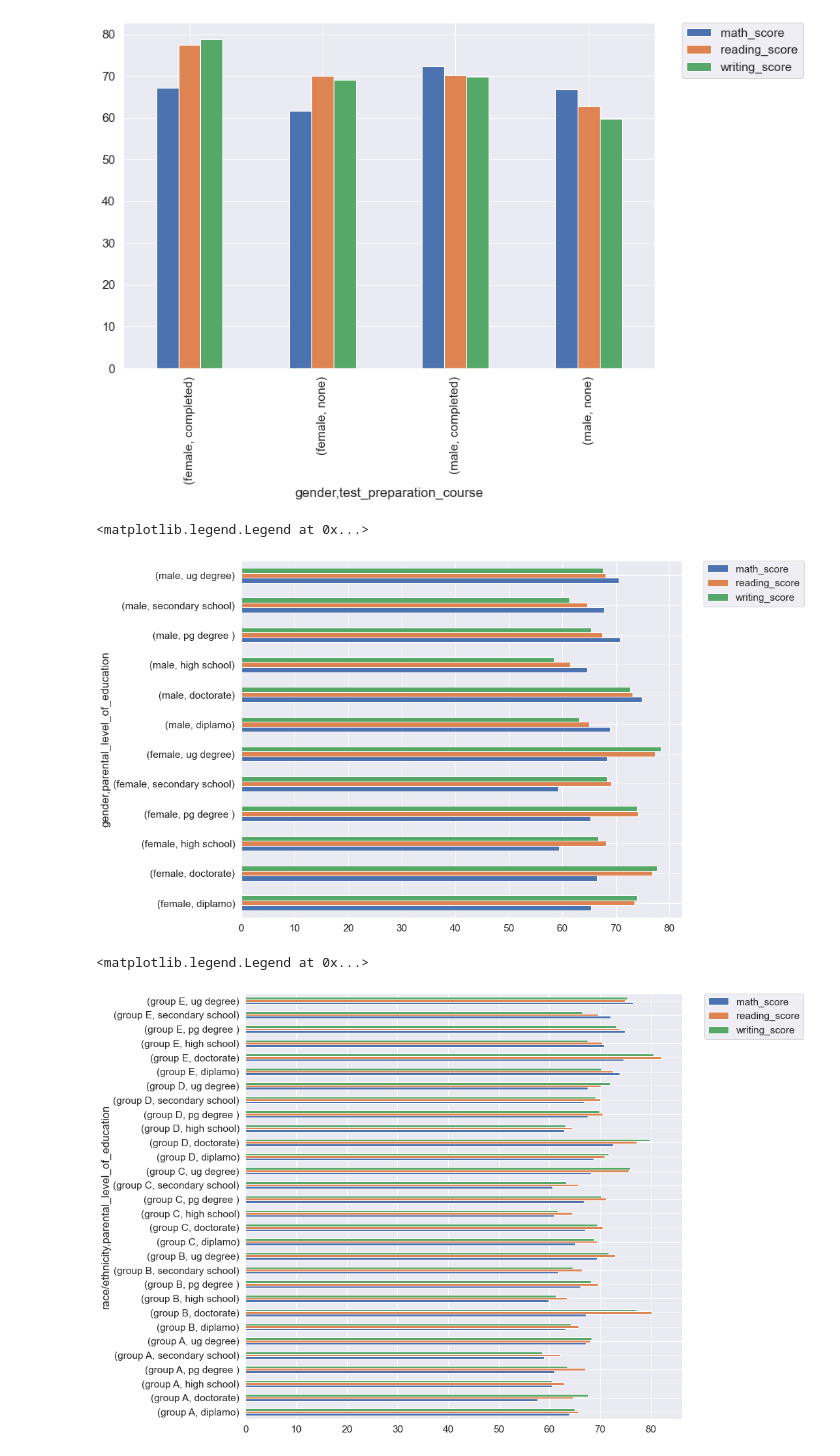
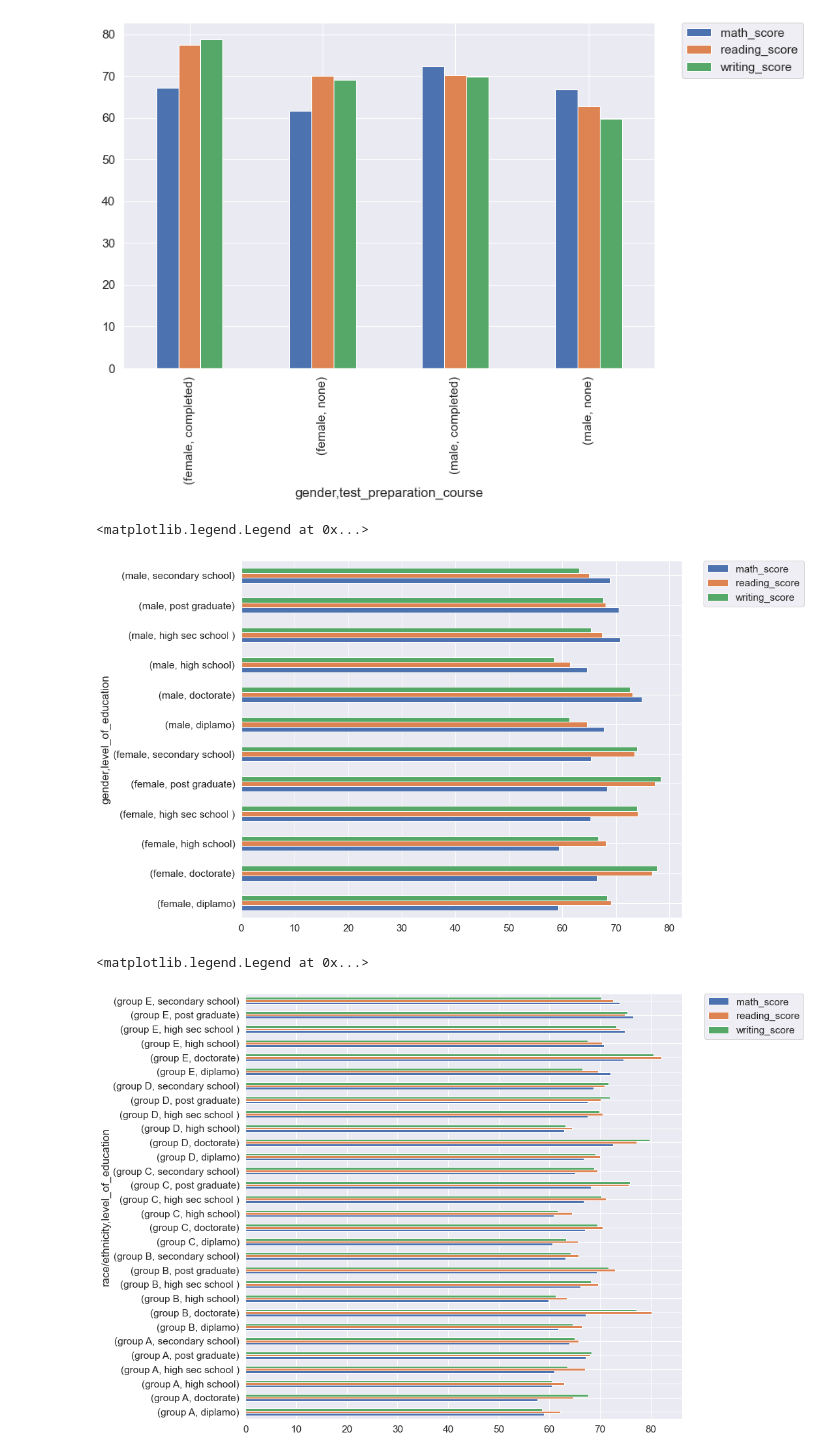
Before and after one commit to mohanrajreese/Students-Performence-Analyzer, a Jupyter notebook: main.ipynb, the cells around one changed output. Drawn from its saved outputs; the diff is of its cells as text; code cells hidden in the pictures.

```diff
--- a/main.ipynb
+++ b/main.ipynb
@@ -207,14 +207,14 @@ plt.legend(bbox_to_anchor=(1.05, 1), loc=2, borderaxespad=0.)
 <matplotlib.legend.Legend at 0x...>
 [figure]
 # %%
-data.groupby(['gender','parental_level_of_education']).agg('mean').plot(kind='barh',figsize=(12,10))
+data.groupby(['gender','level_of_education']).agg('mean').plot(kind='barh',figsize=(12,10))
 plt.legend(bbox_to_anchor=(1.05, 1), loc=2, borderaxespad=0.)
 # %% [output]
 <matplotlib.legend.Legend at 0x...>
-[figure, old version]
+[figure, new version]
 # %%
-data.groupby(['race/ethnicity','parental_level_of_education']).agg('mean').plot(kind='barh',figsize=(12,12))
+data.groupby(['race/ethnicity','level_of_education']).agg('mean').plot(kind='barh',figsize=(12,12))
 plt.legend(bbox_to_anchor=(1.05, 1), loc=2, borderaxespad=0.)
 # %% [output]
 <matplotlib.legend.Legend at 0x...>
-[figure, old version]
+[figure, new version]
```
Also changed, not shown: parts of 7 cells of this notebook, 1 other file.
